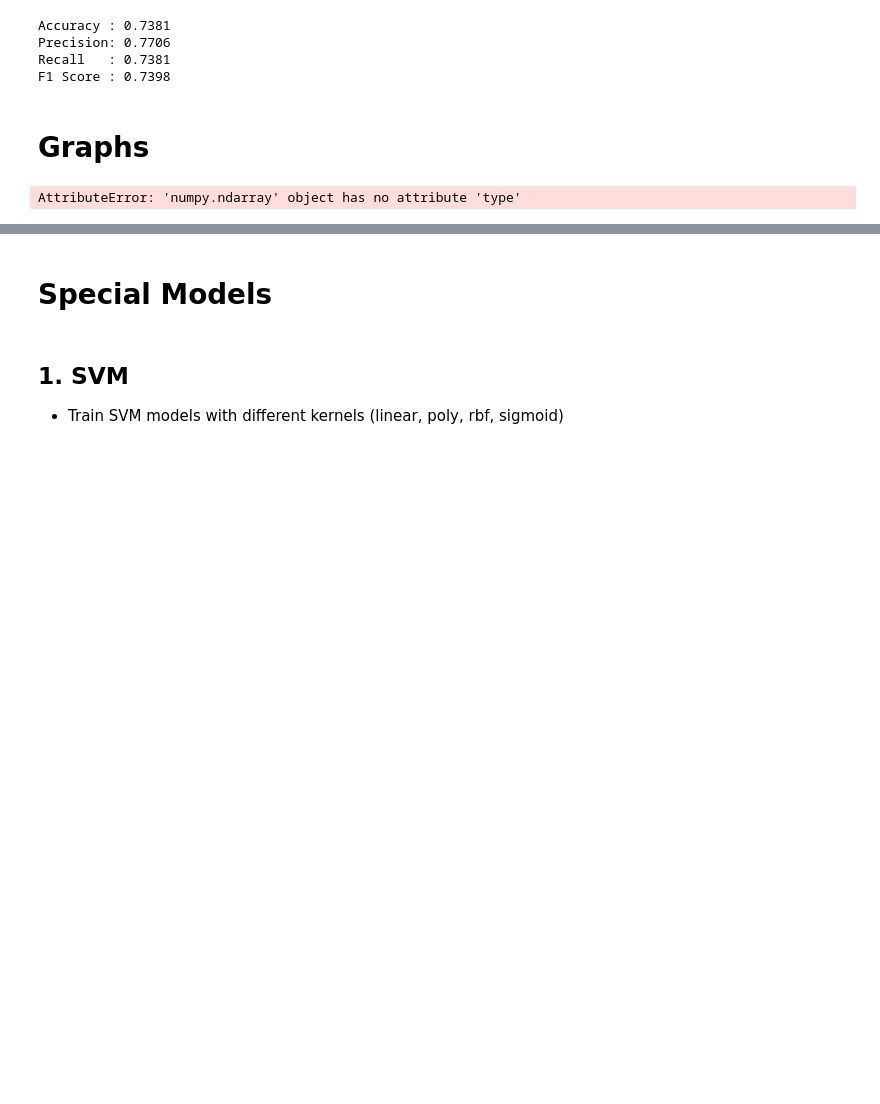
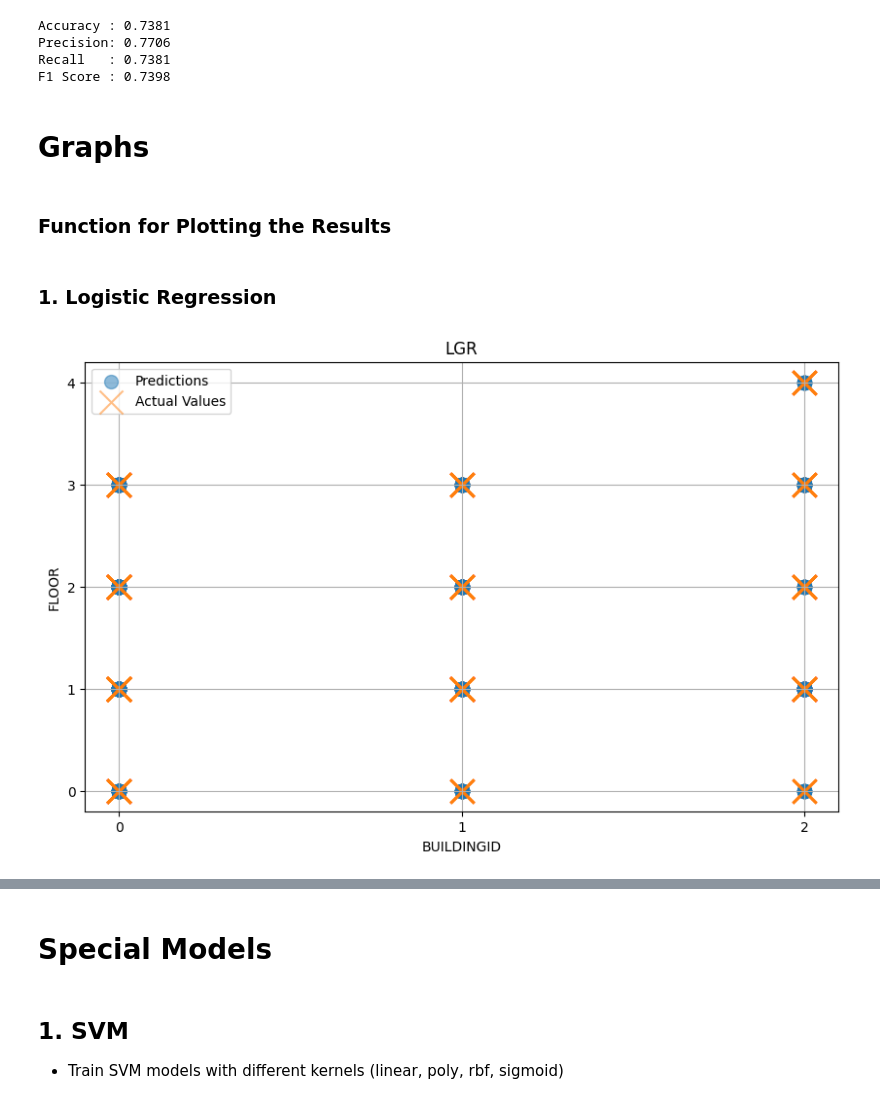
Before and after one commit to isurushanaka/ICARC2025-Tutorial, a Jupyter notebook: Tutorial.ipynb, the cells around one changed output, grey strips where cells are left out. Cells and saved outputs as stored; diff of their text form; code cells hidden in the pictures; blank space fills up the shorter version.

```diff
--- a/Tutorial.ipynb
+++ b/Tutorial.ipynb
@@ -412,4 +405,47 @@ def get_buildingid_and_floor(unique_space_ids, test=False):
-# %%
-get_buildingid_and_floor(y_pred, test=True)
-# %% [output]
-AttributeError: 'numpy.ndarray' object has no attribute 'type'
+# %% [markdown]
+### Function for Plotting the Results
+# %%
+def get_decoded_sapceid(df):
+  # Create a function to reverse the transformation
+  def decode_unique_spaceid(encoded_value):
+      decoded_value = encoder.inverse_transform([encoded_value])[0]
+      building_id, floor = decoded_value.split('_')
+      return int(building_id), int(floor)
+
+  decode_df = pd.DataFrame()
+  # Apply the function to get BUILDINGID and FLOOR
+  decode_df[['Decoded_BUILDINGID', 'Decoded_FLOOR']] = df['Unique_SPACEID'].apply(decode_unique_spaceid).apply(pd.Series)
+  return decode_df
+# %%
+import matplotlib.pyplot as plt
+from matplotlib.ticker import MaxNLocator
+
+def plot_results(y_test,y_pred,plot_label="Predicted Vs Actual"):
+  predd_df = pd.DataFrame(y_pred, columns=['Unique_SPACEID'])
+  testd_df = pd.DataFrame(y_test, columns=['Unique_SPACEID'])
+
+  # Create the scatter plot
+  fig, ax = plt.subplots(figsize=(10, 6))  # Adjust figure size as needed
+
+  # Plot predictions
+  ax.scatter(get_decoded_sapceid(predd_df)['Decoded_BUILDINGID'], get_decoded_sapceid(predd_df)['Decoded_FLOOR'],
+              label='Predictions', alpha=0.5, marker='o', s=100)  # Customize markers
+
+  # Plot actual values
+  ax.scatter(get_decoded_sapceid(testd_df)['Decoded_BUILDINGID'], get_decoded_sapceid(testd_df)['Decoded_FLOOR'],
+              label='Actual Values', alpha=0.5, marker='x', s=300)  # Customize markers
+
+  ax.set_xlabel('BUILDINGID')
+  ax.set_ylabel('FLOOR')
+  ax.set_title(f'{plot_label}')
+  ax.xaxis.set_major_locator(MaxNLocator(integer=True))
+  ax.yaxis.set_major_locator(MaxNLocator(integer=True))
+  ax.legend()
+  ax.grid(True)
+  plt.show()
+# %% [markdown]
+### 1. Logistic Regression
+# %%
+plot_results(y_test, LGR.predict(X_test), plot_label="LGR")
+# %% [output]
+[figure, added]
```
Also changed, not shown: parts of 16 cells of this notebook.
